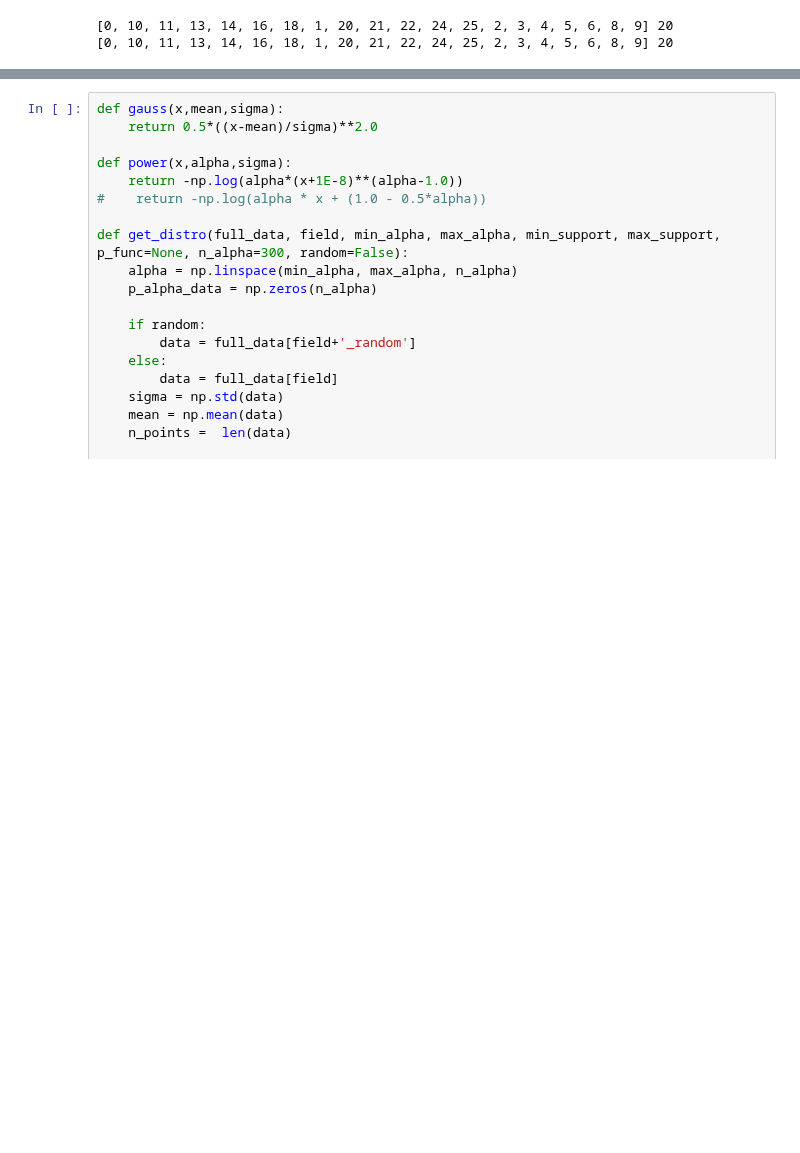
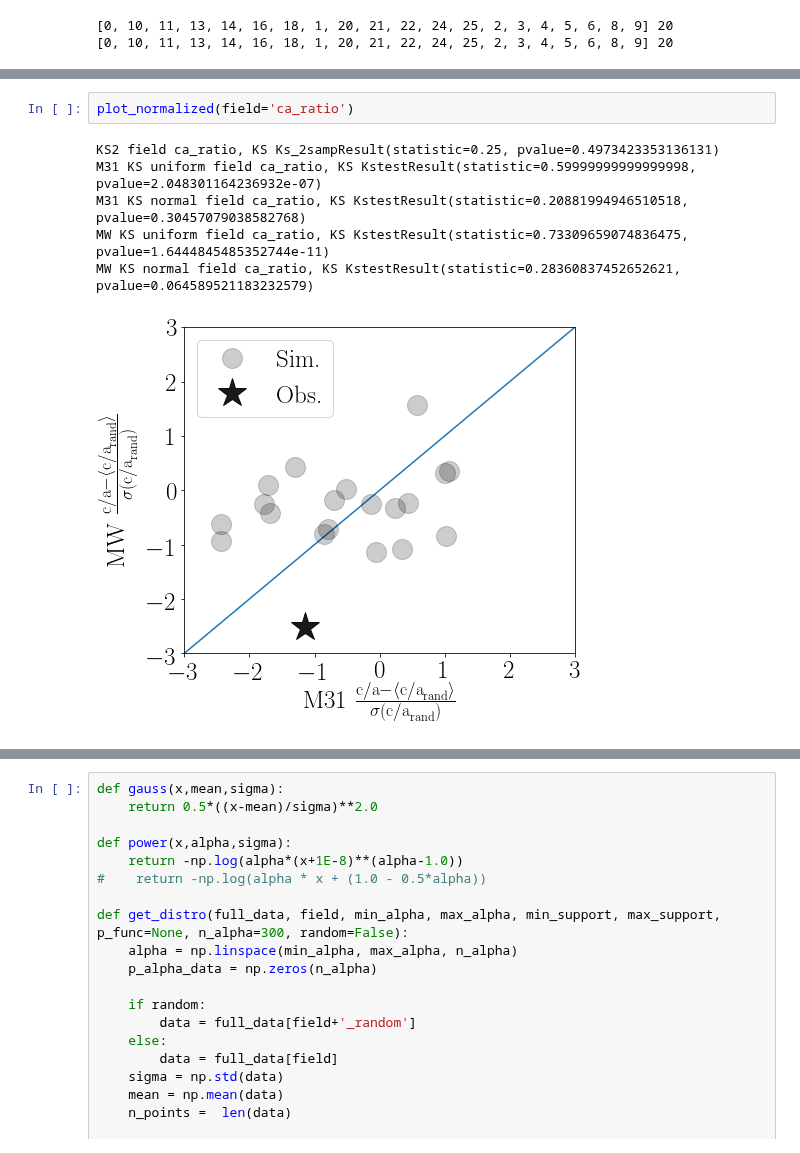
Before and after one commit to astroandes/SatelliteShapeLG, a Jupyter notebook: code/plot.ipynb, the cells around one changed output, grey strips where cells are left out. Drawn from its saved outputs; the diff is of its cells as text; blank space fills up the shorter version.

```diff
--- a/code/plot.ipynb
+++ b/code/plot.ipynb
@@ -156,0 +194,9 @@ plt.ylim([-3,3])
+# %%
+plot_normalized(field='ca_ratio')
+# %% [output]
+KS2 field ca_ratio, KS Ks_2sampResult(statistic=0.25, pvalue=0.4973423353136131)
+M31 KS uniform field ca_ratio, KS KstestResult(statistic=0.59999999999999998, pvalue=2.048301164236932e-07)
+M31 KS normal field ca_ratio, KS KstestResult(statistic=0.20881994946510518, pvalue=0.30457079038582768)
+MW KS uniform field ca_ratio, KS KstestResult(statistic=0.73309659074836475, pvalue=1.6444845485352744e-11)
+MW KS normal field ca_ratio, KS KstestResult(statistic=0.28360837452652621, pvalue=0.064589521183232579)
+[figure, added]
```
Also changed, not shown: parts of 5 cells of this notebook.
